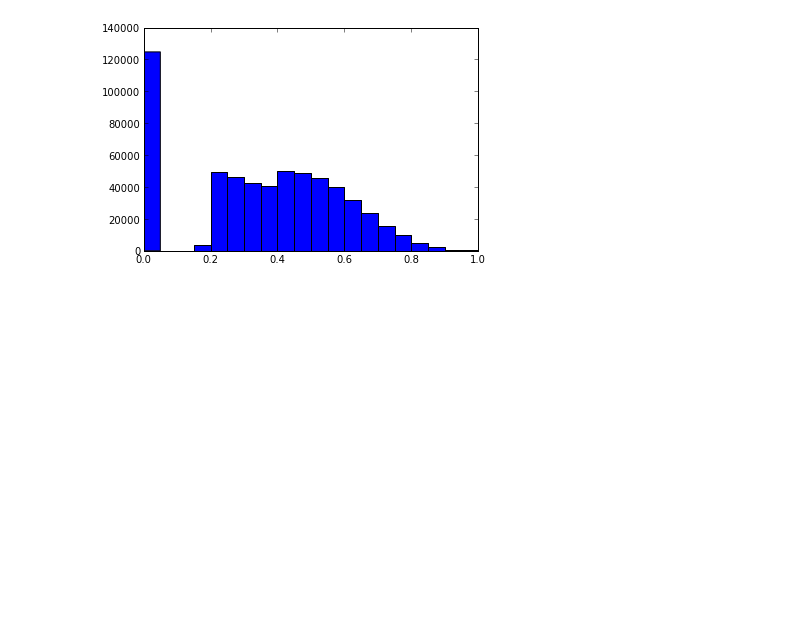
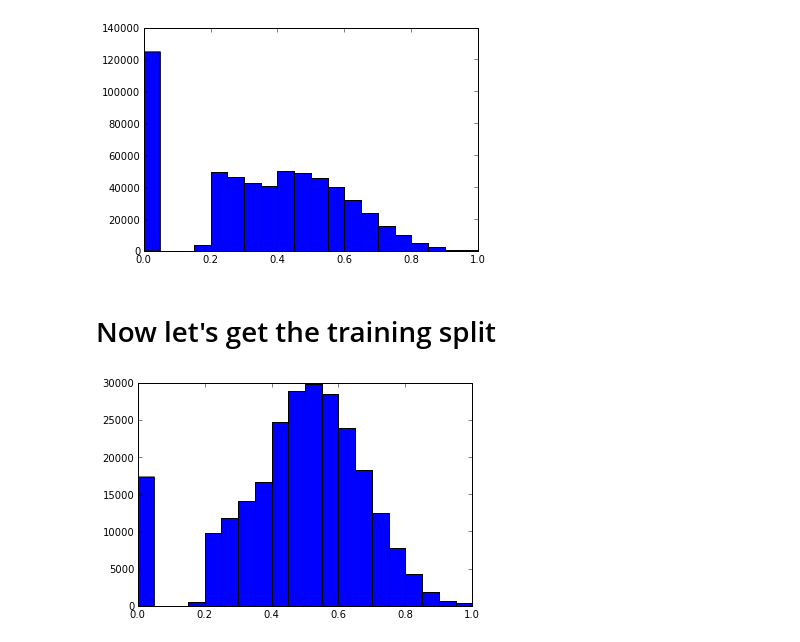
Before and after one commit to dawenl/stochastic_PMF, a Jupyter notebook: code/msd_rec/buildVQ_MSD.ipynb, the cells around one changed output. Saved outputs shown, nothing was run; the diff lists cells and outputs as text; code cells hidden in the pictures; blank space fills up the shorter version.

```diff
--- a/code/msd_rec/buildVQ_MSD.ipynb
+++ b/code/msd_rec/buildVQ_MSD.ipynb
@@ -71,3 +72,5 @@ hist(track_to_hotttnesss.values(), bins=20)
 pass
 # %% [output]
 [figure]
+# %% [markdown]
+# Now let's get the training split
@@ -74 +90,6 @@ pass
+# %%
+hist(train_track_to_hotttnesss.values(), bins=20)
+pass
+# %% [output]
+[figure, added]
 # %%
```
Also changed, not shown: parts of 14 cells of this notebook, 2 other files.
